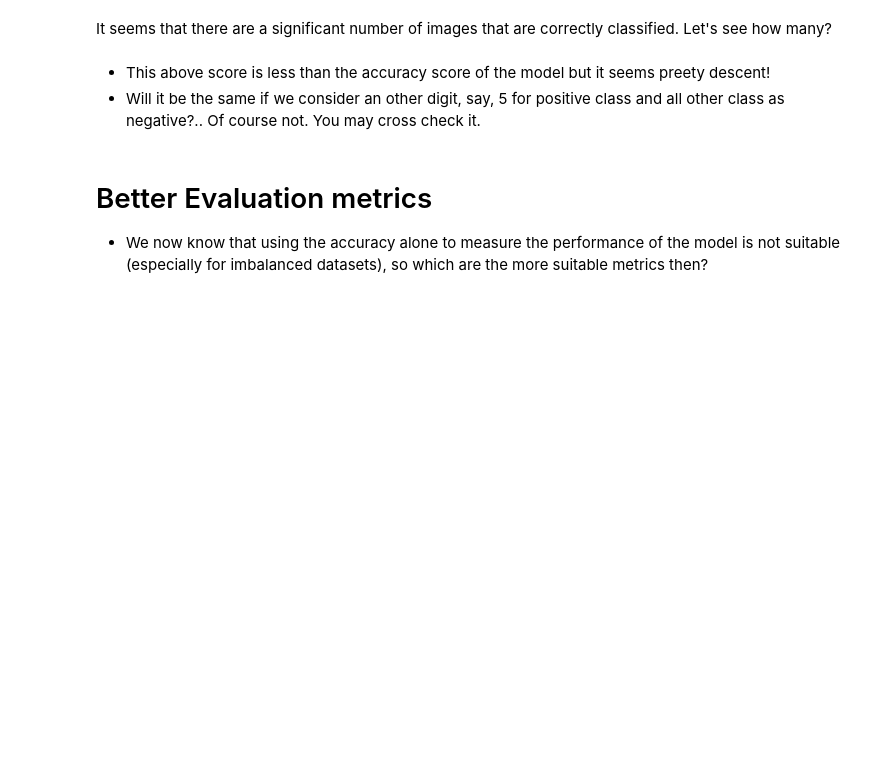
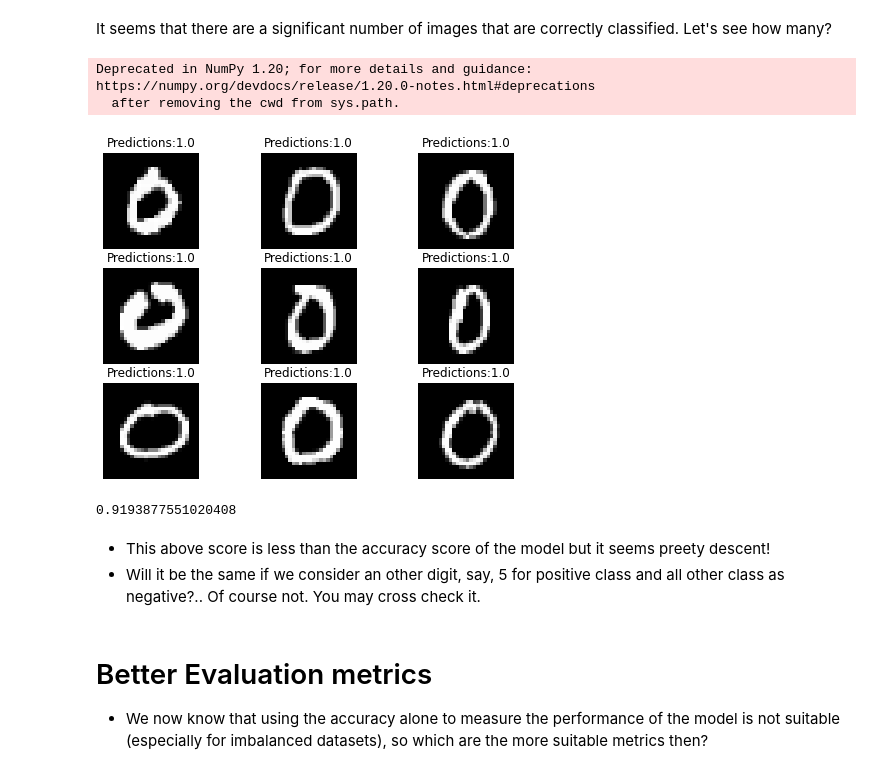
Before and after one commit to rahulagarwak/Machine-Learning-Practice-MLP, a Jupyter notebook: Colab Notebooks/MLP_Wk5_Binary_class_Image_Classification_with_Perceptron.ipynb, the cells around one changed output. Saved outputs shown, nothing was run; the diff lists cells and outputs as text; code cells hidden in the pictures; blank space fills up the shorter version.

```diff
--- a/Colab Notebooks/MLP_Wk5_Binary_class_Image_Classification_with_Perceptron.ipynb
+++ b/Colab Notebooks/MLP_Wk5_Binary_class_Image_Classification_with_Perceptron.ipynb
@@ -202,10 +240,31 @@ for i in range(factor):
 # %% [markdown]
 It seems that there are a significant number of images that are correctly classified. Let's see how many?
+# %%
+indx_0 = np.where(y_test_0==1)
+# %%
+zeroImgs = x_test[indx_0[0]]
+zeroLabls = y_hat_test_0[indx_0[0]]
+num_images = 9
+factor = np.int(np.sqrt(num_images))
+fig, ax = plt.subplots(nrows=factor, ncols=factor, figsize=(8,6))
+idx_offset = 0
+for i in range(factor):
+  index = idx_offset+i*(factor)
+  for j in range(factor):
+    ax[i,j].imshow(zeroImgs[index+j].reshape(28,28),cmap='gray')
+    ax[i,j].set_title('Predictions:{}'.format(str(zeroLabls[index+j])))
+    ax[i,j].set_axis_off()
+# %% [output]
+Deprecated in NumPy 1.20; for more details and guidance: https://numpy.org/devdocs/release/1.20.0-notes.html#deprecations
+  after removing the cwd from sys.path.
+[figure, added]
 # %%
-num_misclassified = np.count_nonzero(zeroLabs=-1)
+num_misclassified = np.count_nonzero(zeroLabls==-1)
 num_correctpred = len(zeroLabls)-num_misclassified
 accuracy = num_correctpred/len(zeroLabls)
 print(accuracy)
+# %% [output]
+0.9193877551020408
 # %% [markdown]
 * This above score is less than the accuracy score of the model but it seems preety descent!
 * Will it be the same if we consider an other digit, say, 5 for positive class and all other class as negative?.. Of course not. You may cross check it.
```
Also changed, not shown: parts of 33 cells of this notebook.
